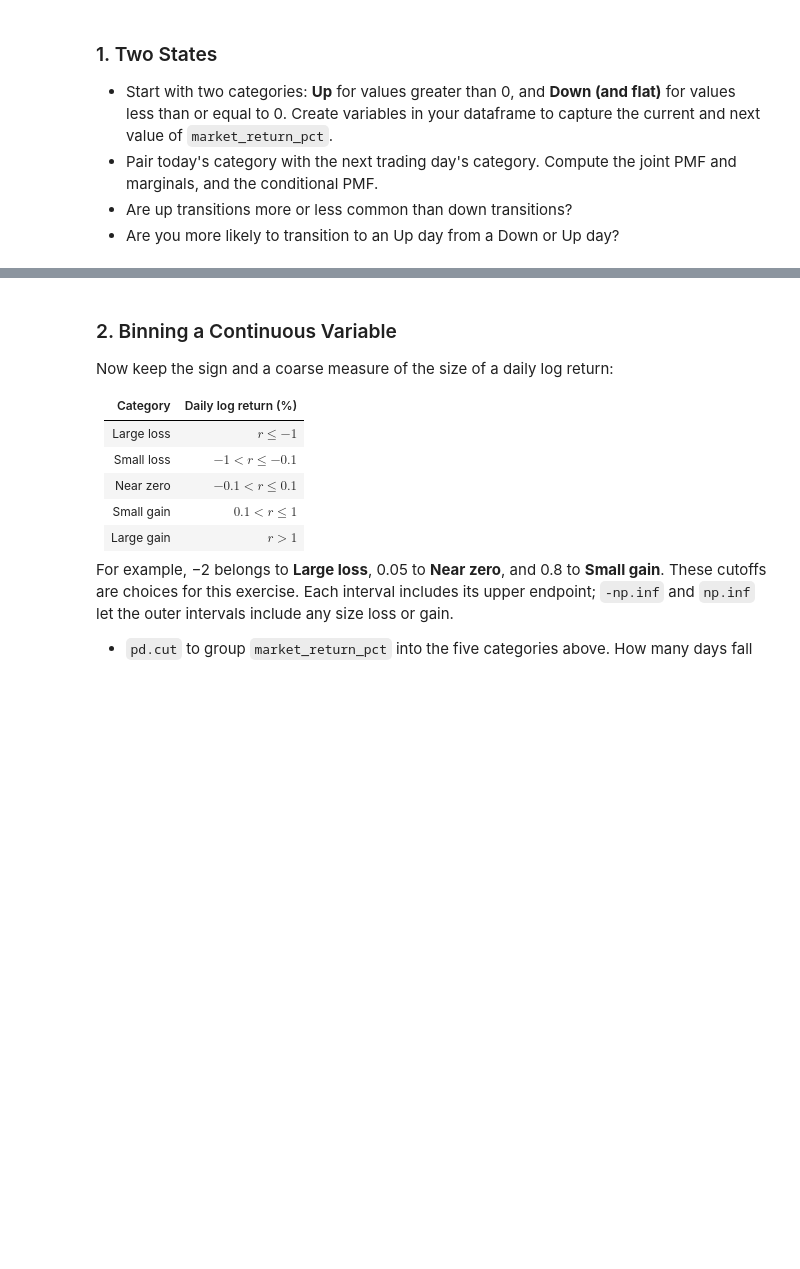
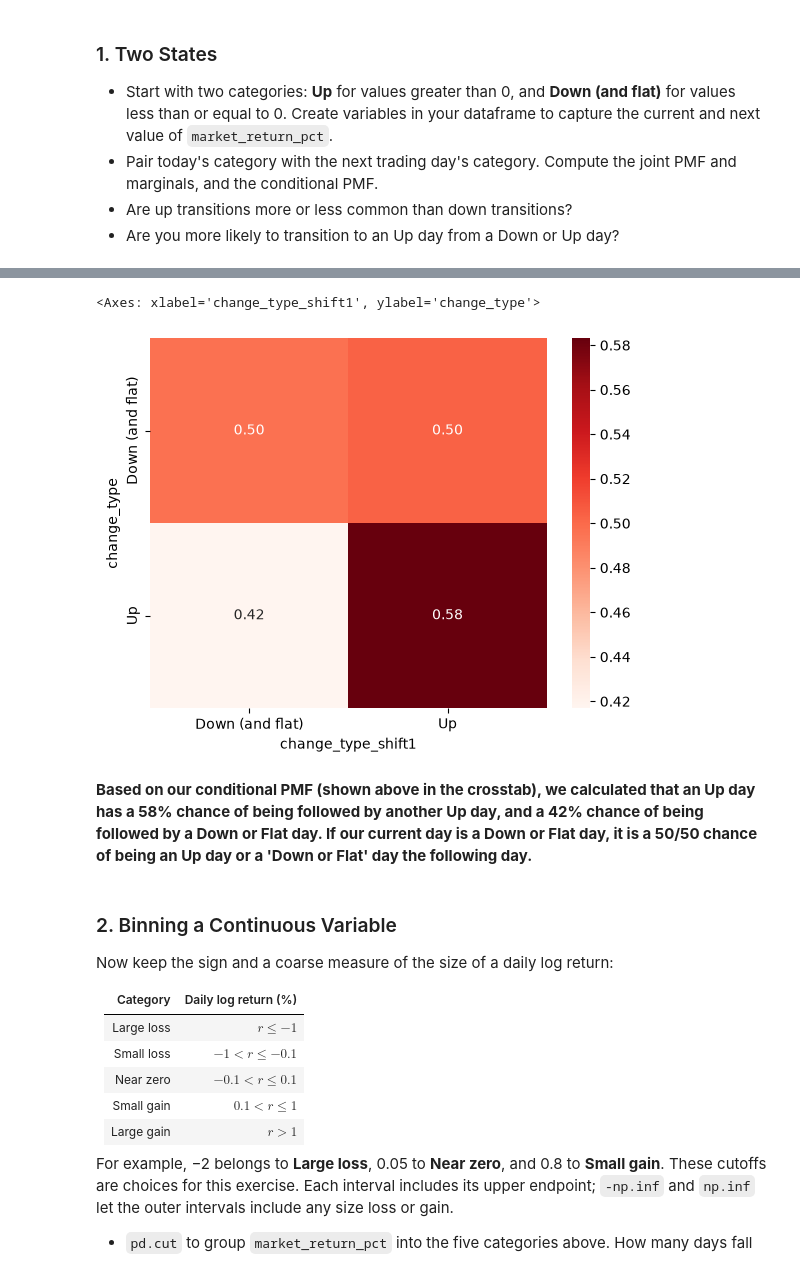
Before and after one commit to hmriffee/uu_markov, a Jupyter notebook: lab_1/lab.ipynb, the cells around one changed output, grey strips where cells are left out. Drawn from its saved outputs; the diff is of its cells as text; code cells hidden in the pictures; blank space fills up the shorter version.

```diff
--- a/lab_1/lab.ipynb
+++ b/lab_1/lab.ipynb
@@ -58,3 +143,10 @@ plt.show()
+# %%
+sns.heatmap(conditional_PMF, annot=True, fmt='.2f', cmap='Reds')
+# %% [output]
+<Axes: xlabel='change_type_shift1', ylabel='change_type'>
+[figure, added]
+# %% [markdown]
+**Based on our conditional PMF (shown above in the crosstab), we calculated that an Up day has a 58% chance of being followed by another Up day, and a 42% chance of being followed by a Down or Flat day. If our current day is a Down or Flat day, it is a 50/50 chance of being an Up day or a 'Down or Flat' day the following day.**
 # %% [markdown]
 ### 2. Binning a Continuous Variable
 
```
Also changed, not shown: parts of 37 cells of this notebook, 1 other file.
